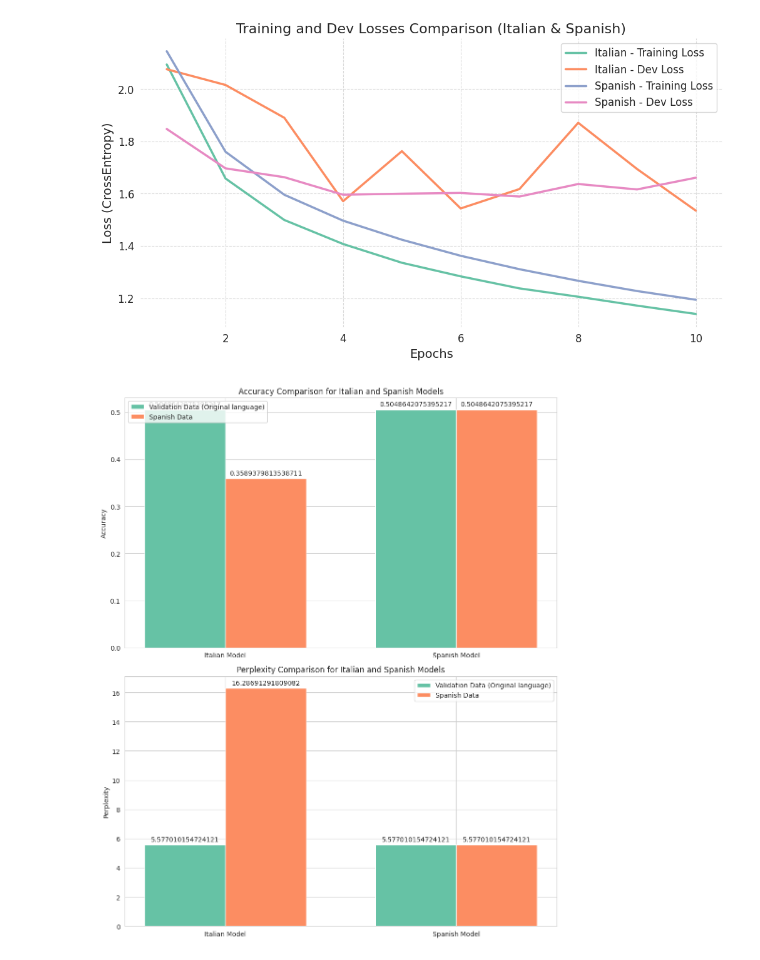
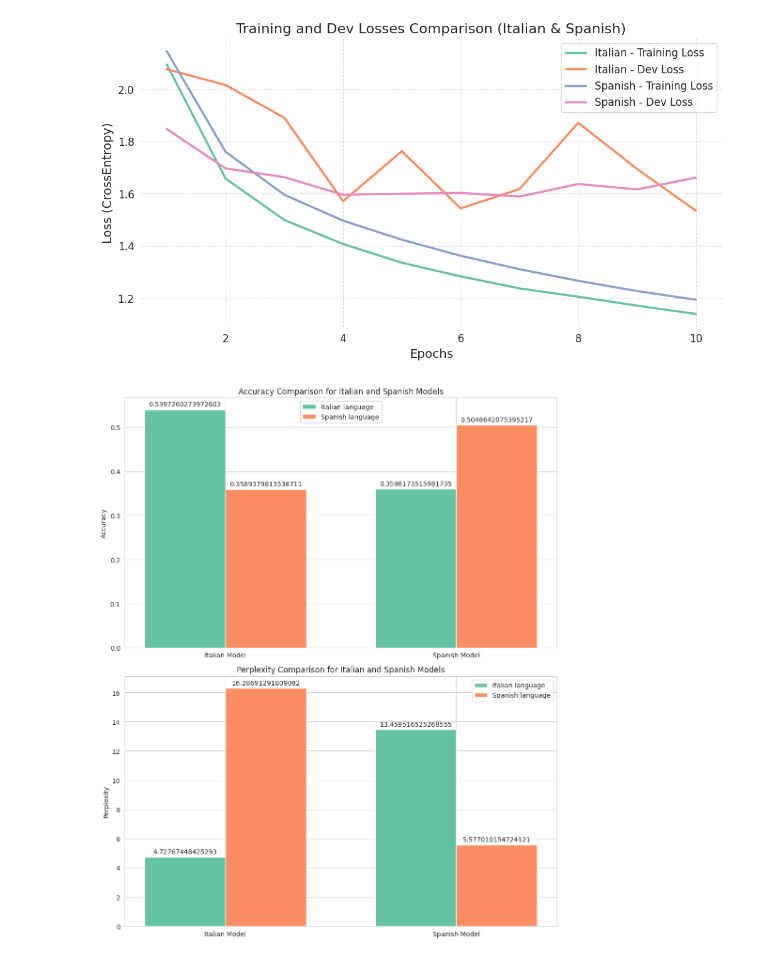
Before and after one commit to maxdegtyarev/NLP, a Jupyter notebook: ex_2/NLP_Assignment_2_models_training.ipynb, the cells around one changed output. Drawn from its saved outputs; the diff is of its cells as text; code cells hidden in the pictures.

```diff
--- a/ex_2/NLP_Assignment_2_models_training.ipynb
+++ b/ex_2/NLP_Assignment_2_models_training.ipynb
@@ -747,54 +747,54 @@ def visualize_metrics(italian_model_metrics, spanish_model_metrics):
 
         # Data for bar plot
         italian_validation = italian_model_metrics[f'{metric}_Validation']
-        italian_spanish = italian_model_metrics[f'{metric}_Spanish']
+        italian_spanish = italian_model_metrics[f'{metric}_2nd']
         spanish_validation = spanish_model_metrics[f'{metric}_Validation']
-        spanish_spanish = spanish_model_metrics[f'{metric}_Spanish']
+        spanish_spanish = spanish_model_metrics[f'{metric}_2nd']
 
         X = np.arange(len(models))  # the label locations
         width = 0.35  # the width of the bars
 
-        rects1 = ax.bar(X - width/2, [italian_validation, spanish_validation], width, label='Validation Data (Original language)')
-        rects2 = ax.bar(X + width/2, [italian_spanish, spanish_spanish], width, label='Spanish Data')
+        rects1 = ax.bar(X - width/2, [italian_validation, spanish_validation], width, label='Italian language')
+        rects2 = ax.bar(X + width/2, [italian_spanish, spanish_spanish], width, label='Spanish language')
 
         ax.set_ylabel(metric)
         ax.set_title(f'{metric} Comparison for Italian and Spanish Models')
         ax.set_xticks(X)
         ax.set_xticklabels(models)
         ax.legend()
 
         # Add labels above the bars for better readability
         def autolabel(rects):
             for rect in rects:
                 height = rect.get_height()
                 ax.annotate('{}'.format(height),
                             xy=(rect.get_x() + rect.get_width() / 2, height),
                             xytext=(0, 3),  # 3 points vertical offset
                             textcoords="offset points",
                             ha='center', va='bottom')
 
         autolabel(rects1)
         autolabel(rects2)
 
     plt.tight_layout()
     plt.show()
 
 # Example usage (replace with your actual metrics):
 italian_model_metrics = {
-    'Accuracy_Validation': accuracy,  # Accuracy on validation data for Italian model
-    'Accuracy_Spanish': calculate_character_accuracy(italian_model, spanish_validation_dataset),  # Accuracy on Spanish data for Italian model
-    'Perplexity_Validation': perplexity, # Perplexity on validation data for Italian model
-    'Perplexity_Spanish': calculate_perplexity(italian_model, spanish_validation_dataset), # Perplexity on Spanish data for Italian model
+    'Accuracy_Validation': calculate_character_accuracy(italian_model, italian_validation_dataset),  # Accuracy on validation data for Italian model
+    'Accuracy_2nd': calculate_character_accuracy(italian_model, spanish_validation_dataset),  # Accuracy on Spanish data for Italian model
+    'Perplexity_Validation': calculate_perplexity(italian_model, italian_validation_dataset), # Perplexity on validation data for Italian model
+    'Perplexity_2nd': calculate_perplexity(italian_model, spanish_validation_dataset), # Perplexity on Spanish data for Italian model
 }
 
 spanish_model_metrics = {
-    'Accuracy_Validation': calculate_character_accuracy(spanish_model, spanish_validation_dataset),  # Accuracy on validation data for Spanish model
-    'Accuracy_Spanish': calculate_character_accuracy(spanish_model, spanish_validation_dataset), # Accuracy on Spanish data for Spanish model
-    'Perplexity_Validation': calculate_perplexity(spanish_model, spanish_validation_dataset), # Perplexity on validation data for Spanish model
-    'Perplexity_Spanish': calculate_perplexity(spanish_model, spanish_validation_dataset),  # Perplexity on Spanish data for Spanish model
+    'Accuracy_2nd': calculate_character_accuracy(spanish_model, spanish_validation_dataset),  # Accuracy on validation data for Spanish model
+    'Accuracy_Validation': calculate_character_accuracy(spanish_model, italian_validation_dataset), # Accuracy on Spanish data for Spanish model
+    'Perplexity_2nd': calculate_perplexity(spanish_model, spanish_validation_dataset), # Perplexity on validation data for Spanish model
+    'Perplexity_Validation': calculate_perplexity(spanish_model, italian_validation_dataset),  # Perplexity on Spanish data for Spanish model
 }
 
 
 visualize_metrics(italian_model_metrics, spanish_model_metrics)
 # %% [output]
-[figure, old version]
+[figure, new version]
```
